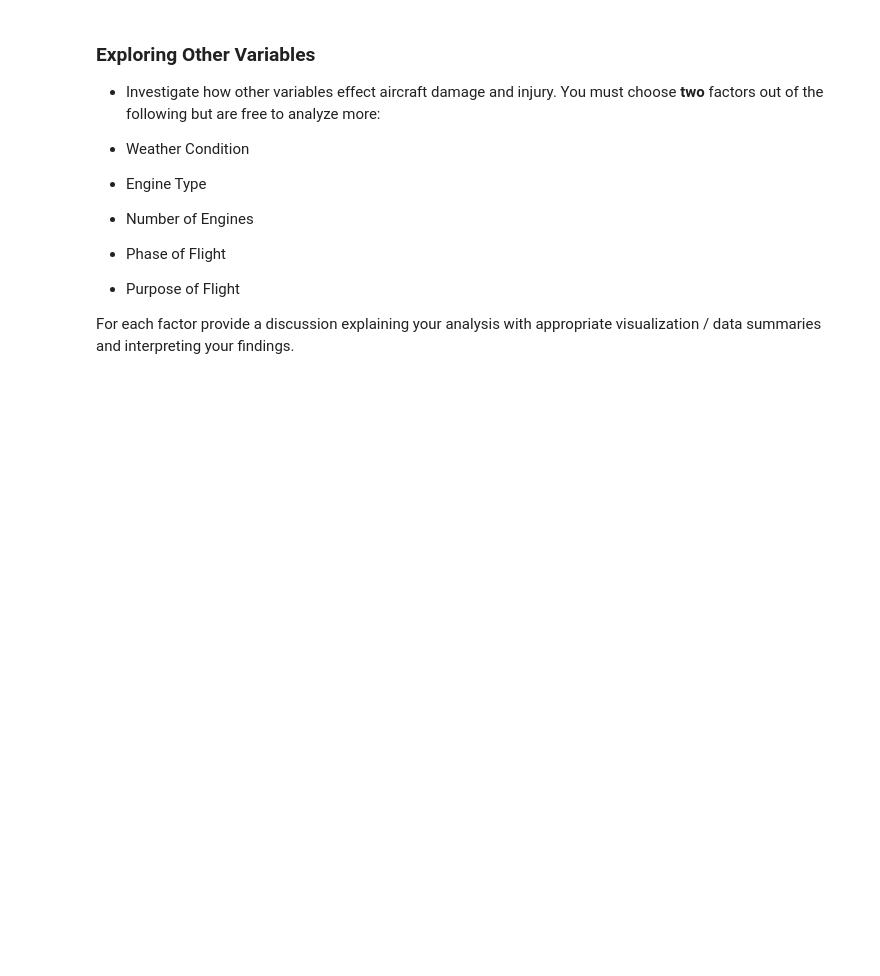
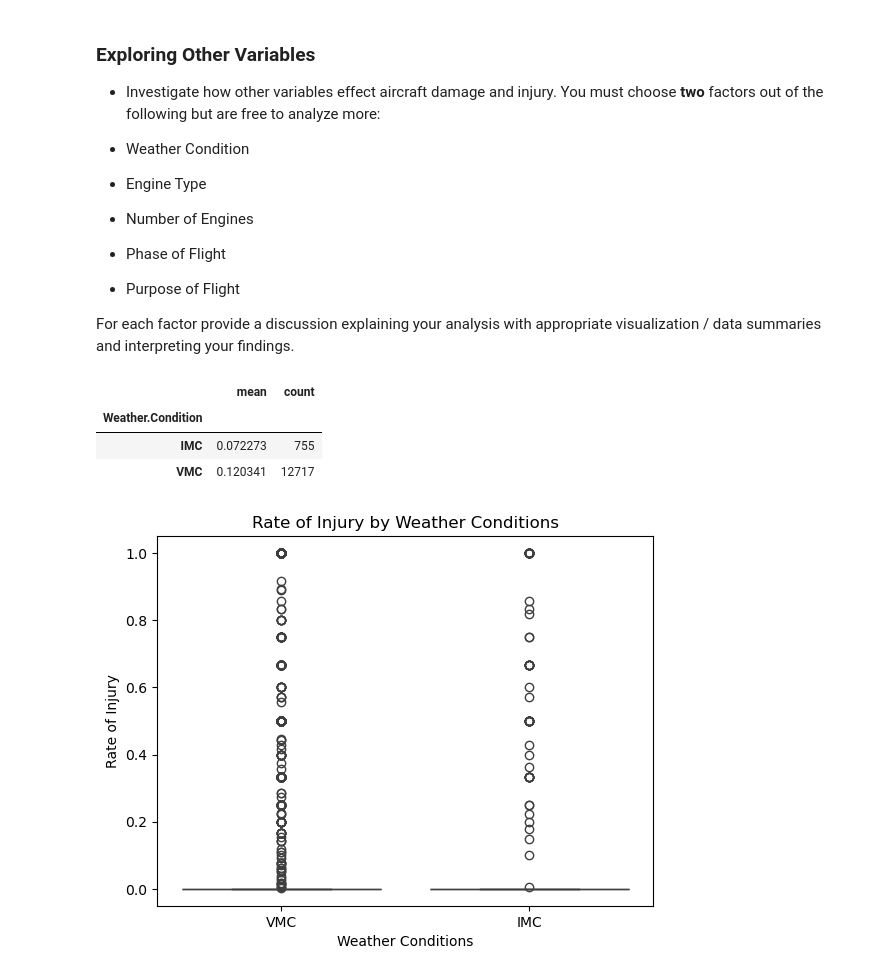
Before and after one commit to amursal-lab/dsc-summative-lab, a Jupyter notebook: Aviation_Accidents_Data_Analysis.ipynb, the cells around one changed output. Saved outputs shown, nothing was run; the diff lists cells and outputs as text; code cells hidden in the pictures; blank space fills up the shorter version.

Commit message:
Chose the first variable for analysis, weather conditions. Create a plot for visualization and provide a discussion summary.

```diff
--- a/Aviation_Accidents_Data_Analysis.ipynb
+++ b/Aviation_Accidents_Data_Analysis.ipynb
@@ -225,3 +225,21 @@ Observations
 - Purpose of Flight
 
 For each factor provide a discussion explaining your analysis with appropriate visualization / data summaries and interpreting your findings.
+# %%
+# Option 1- Weather Condition
+weather_cond = (df.groupby("Weather.Condition")["Serious.Injury.Rate"].agg(["mean", "count"]).sort_values("mean"))
+weather_cond
+# %% [output]
+|  | mean | count |
+| Weather.Condition |  |  |
+| IMC | 0.072273 | 755 |
+| VMC | 0.120341 | 12717 |
+# %%
+# Create a plot for visualization
+sns.boxplot(data=df, x="Weather.Condition", y="Serious.Injury.Rate")
+plt.title("Rate of Injury by Weather Conditions")
+plt.xlabel("Weather Conditions")
+plt.ylabel("Rate of Injury")
+plt.show()
+# %% [output]
+[figure, added]
```
